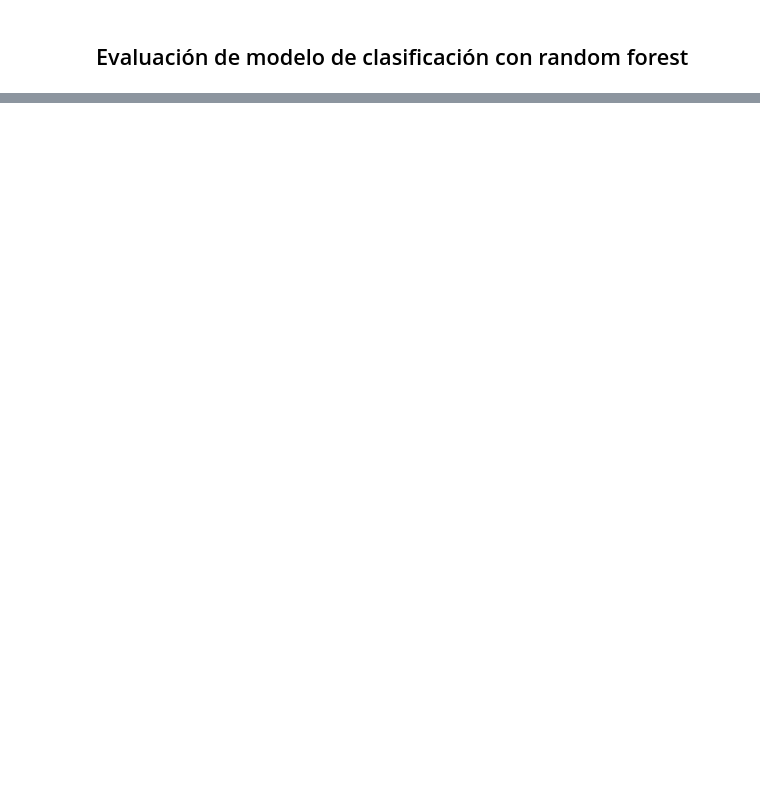
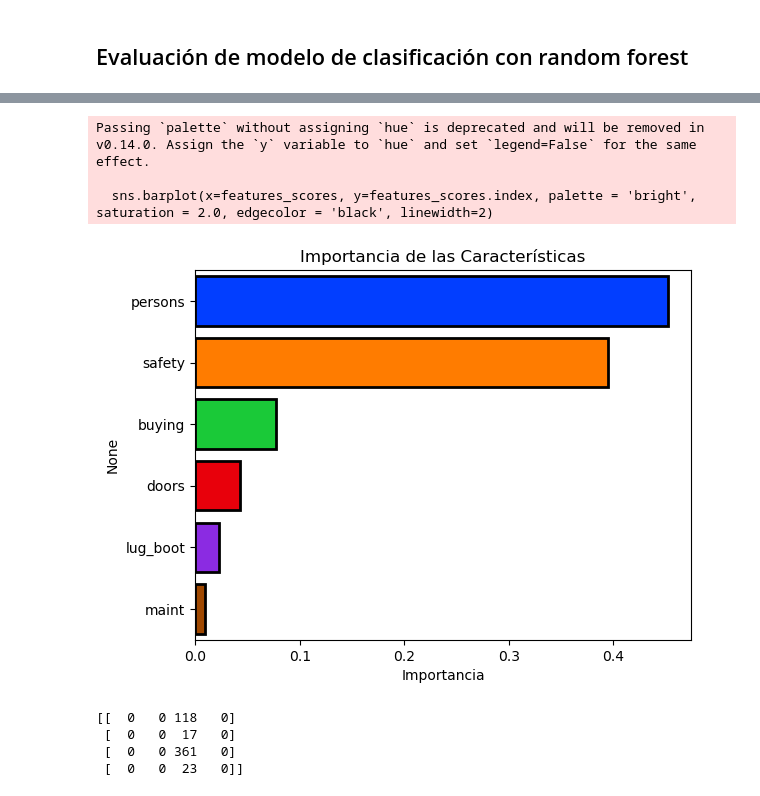
Before and after one commit to CarlosCortes2020/ScikitLearnDecTree, a Jupyter notebook: notebooks/002_decision_tree_random_forest_project_template.ipynb, the cells around one changed output, grey strips where cells are left out. Saved outputs shown, nothing was run; the diff lists cells and outputs as text; code cells hidden in the pictures; blank space fills up the shorter version.

```diff
--- a/notebooks/002_decision_tree_random_forest_project_template.ipynb
+++ b/notebooks/002_decision_tree_random_forest_project_template.ipynb
@@ -224,2 +246,4 @@ TypeError: barplot() takes from 0 to 1 positional arguments but 2 positional arg
 # %%
 # Visualizacion de las feature importantes
+features_scores = pd.Series(model_rf.feature_importances_, index = X_train.columns).sort_values(ascending=False)
+features_scores
@@ -226,4 +258,25 @@ TypeError: barplot() takes from 0 to 1 positional arguments but 2 positional arg
 # %%
 #Grafico de barras
+import seaborn as sns
+sns.barplot(x=features_scores, y=features_scores.index, palette = 'bright', saturation = 2.0, edgecolor = 'black', linewidth=2)
+plt.title('Importancia de las Características')
+plt.xlabel('Importancia')
+plt.show()
+# %% [output]
+Passing `palette` without assigning `hue` is deprecated and will be removed in v0.14.0. Assign the `y` variable to `hue` and set `legend=False` for the same effect.
+
+  sns.barplot(x=features_scores, y=features_scores.index, palette = 'bright', saturation = 2.0, edgecolor = 'black', linewidth=2)
+[figure, added]
 # %%
 # Matriz de confusion del RF
+from sklearn.metrics import confusion_matrix
+
+cm = confusion_matrix(y_test, y_test_pred_rf)
+print(cm)
+
+plt.show()
+# %% [output]
+[[  0   0 118   0]
+ [  0   0  17   0]
+ [  0   0 361   0]
+ [  0   0  23   0]]
```
Also changed, not shown: parts of 8 cells of this notebook, 1 other file.
